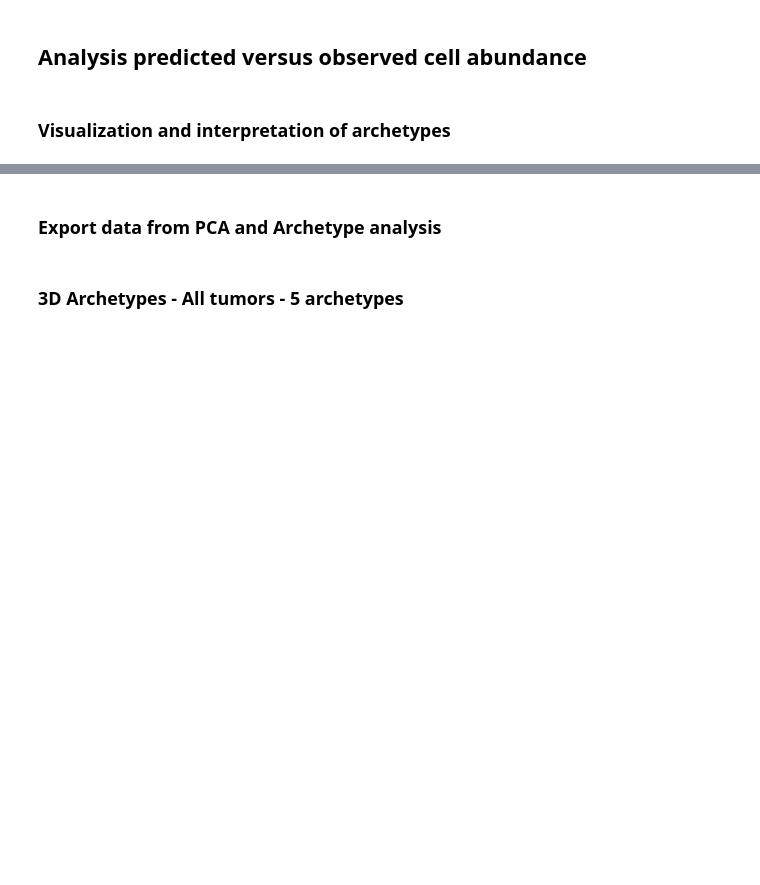
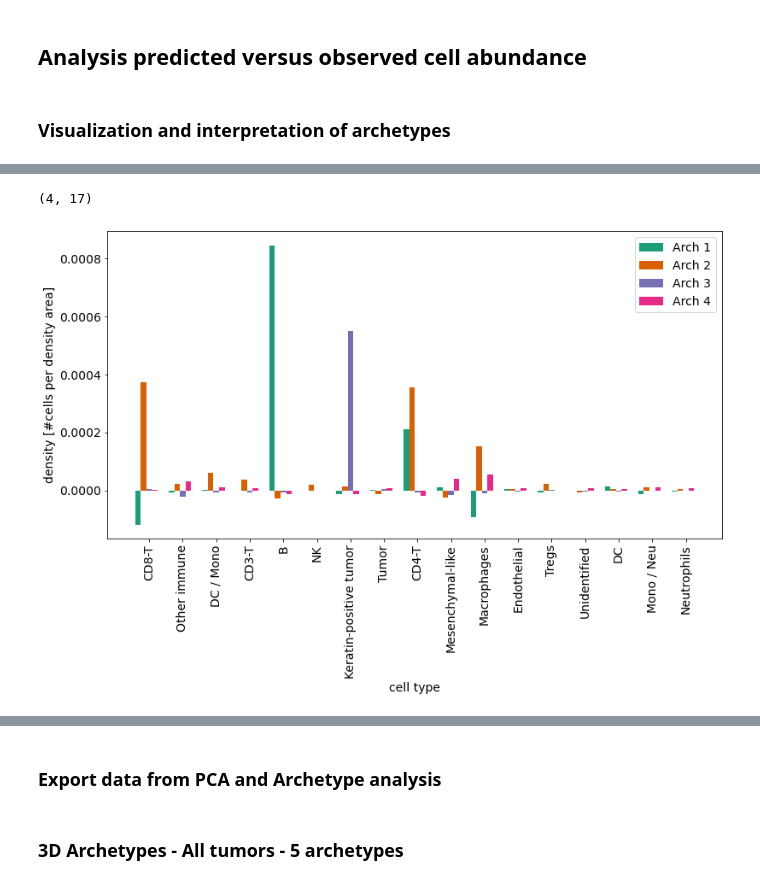
Before and after one commit to jhausserlab/NIPMAP, a Jupyter notebook: TMENS_analysis/notebooks/keren_building_blocks_analysis/archetype_analysis.ipynb, the cells around one changed output, grey strips where cells are left out. Drawn from its saved outputs; the diff is of its cells as text; code cells hidden in the pictures; blank space fills up the shorter version.

Commit message:
plot archetypes and niche segmentation functions tuned for more niches + plot tumor-immune borders functions

```diff
--- a/TMENS_analysis/notebooks/keren_building_blocks_analysis/archetype_analysis.ipynb
+++ b/TMENS_analysis/notebooks/keren_building_blocks_analysis/archetype_analysis.ipynb
@@ -247,12 +249,17 @@ AA_3D.plot_simplex(AA_3D.alfa, plot_args={'c': sites_archetype})
 # %%
 n_comp = 3
 res = np.dot(AA_3D.archetypes.T, pca_3d.components_[:n_comp,:])+np.mean(sites, axis=0)
+print(res.shape)
 #pd.DataFrame(res).to_csv("/srv/mfs/hausserlab/anissa.el/ImmuneStates/wagner_analysis/data/archetypes_building_blocks_17cells_space.csv")
+# %% [output]
+(4, 17)
 # %%
 #FIXME negative values for density !!!
 RADIUS = 25
 archetype_colors = [[255/255, 0., 223/255],[255/255,0.,0.],[70/255,203/255,236/255],[0.,0.,0.]]#[[1., 0., 0.], [0. , 0.6, 0.2], [0., 0., 1.], [1.0, 1.0, 0.]]
-archetypes_bar_plot(res, CELL_TYPES, archetype_colors, y_axis = 'density', radius = RADIUS,path_fig="/scratch/anissa.el/figs/fig2/test.svg");#"/scratch/anissa.el/figs/fig2/barplotTMENS.svg"
+archetypes_bar_plot(res, CELL_TYPES,None, y_axis = 'density', radius = RADIUS,path_fig="/scratch/anissa.el/figs/fig2/test.svg");#(res, CELL_TYPES, archetype_colors, y_axis = 'density', radius = RADIUS,path_fig="/scratch/anissa.el/figs/fig2/test.svg")#"/scratch/anissa.el/figs/fig2/barplotTMENS.svg"
+# %% [output]
+[figure, added]
 # %%
 for a in range(4):
     archetype_simple_plot(res[a], a, archetype_colors, CELL_TYPES, y_axis='density')
```
Also changed, not shown: parts of 3 cells of this notebook, 34 other files.
